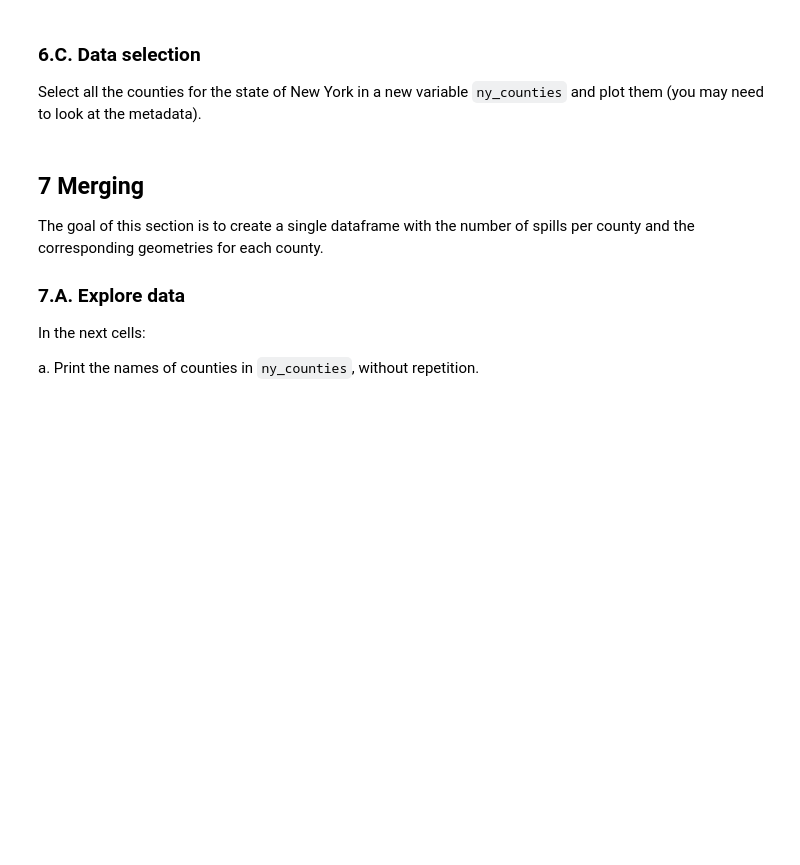
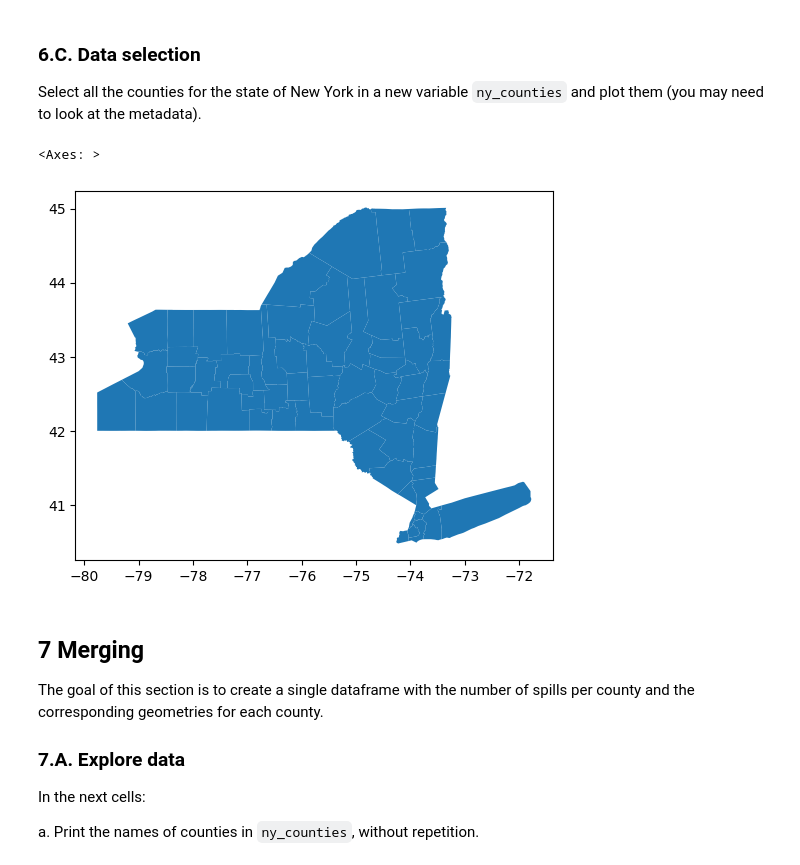
Before and after one commit to natashaclemencon/eds220-hwk3, a Jupyter notebook: hwk3-task2-spills.ipynb, the cells around one changed output. Drawn from its saved outputs; the diff is of its cells as text; code cells hidden in the pictures; blank space fills up the shorter version.

```diff
--- a/hwk3-task2-spills.ipynb
+++ b/hwk3-task2-spills.ipynb
@@ -390,6 +439,13 @@ Simplify column names as needed.
 ### 6.C. Data selection
 
 Select all the counties for the state of New York in a new variable `ny_counties` and plot them (you may need to look at the metadata).
+# %%
+# Create county variable of just counties in New York.
+ny_counties = counties[counties['statefp']=='36']
+ny_counties.plot()
+# %% [output]
+<Axes: >
+[figure, added]
 # %% [markdown]
 <!-- END QUESTION -->
 
```
Also changed, not shown: parts of 15 cells of this notebook.
